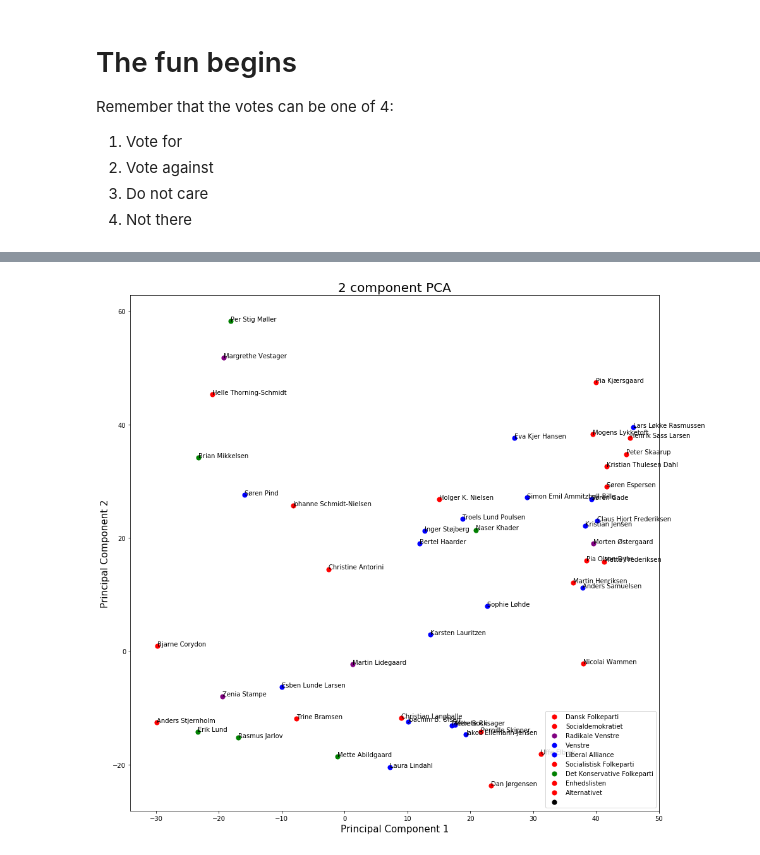
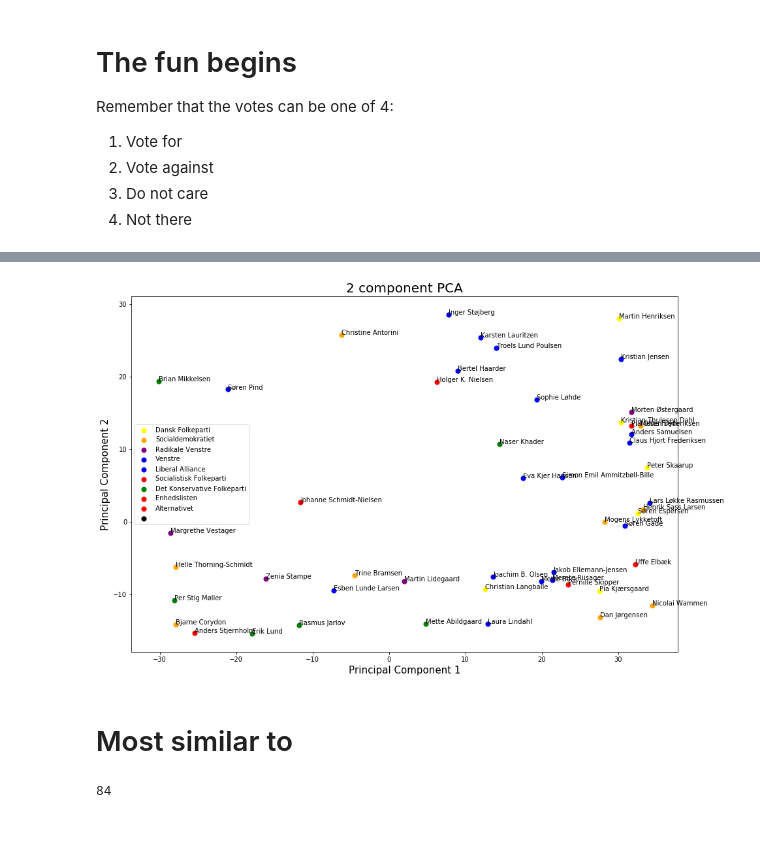
Before and after one commit to LHerskind/Election, a Jupyter notebook: Politics.ipynb, the cells around one changed output, grey strips where cells are left out. Drawn from its saved outputs; the diff is of its cells as text; code cells hidden in the pictures; blank space fills up the shorter version.

```diff
--- a/Politics.ipynb
+++ b/Politics.ipynb
@@ -86,4 +89,4 @@ print(len(afstemninger))
 # %%
 actors = pickle.load(open("actors.p", "rb"))
 afstemninger = pickle.load(open("afstemninger.p", "rb"))
-df = pickle.load(open("data_frame.p", "rb"))
+df = pd.read_pickle("data_frame.pkl")
@@ -108,6 +109,7 @@ from sklearn.decomposition import PCA
 import matplotlib.pyplot as plt
 # %%
 df_clean = df.dropna()
+df_clean = df_clean.replace(4, 0)
 # %%
 df_clean.loc["Pia Adelsteen"].value_counts()
 # %% [output]
@@ -132,7 +133,7 @@ principalDf = pd.DataFrame(data=principalComponents, index=df_clean.index, colum
 # %%
 parties = ['Dansk Folkeparti', 'Socialdemokratiet', 'Radikale Venstre', 'Venstre', 'Liberal Alliance', 'Socialistisk Folkeparti',
        'Det Konservative Folkeparti', 'Enhedslisten', 'Alternativet', None]
-colors = ["red", "red", "purple", "blue", "blue", "red", "green", "red", "red", "black"]
+colors = ["yellow", "orange", "purple", "blue", "blue", "red", "green", "red", "red", "black"]
 # %%
 kendte = ["Helle Thorning-Schmidt", "Per Stig Møller", "Søren Pape", "Eva Kjer Hansen", "Rasmus Jarlov", "Karsten Lauritzen", "Holger K. Nielsen", "Bertel Haarder", "Inger Støjberg", "Troels Lund Poulsen", "Mette Bock", "Trine Bramsen", "Jakob Ellemann-Jensen", "Christian Langballe", "Merete Riisager", "Zenia Stampe", "Martin Lidegaard", "Laura Lindahl", "Søren Gade", "Anders Stjernholm", "Claus Hjort Frederiksen", "Pia Kjærsgaard", "Nicolai Wammen", "Kristian Thulesen Dahl", "Lars Løkke Rasmussen", "Kristian Jensen", "Mogens Lykketoft", "Mette Frederiksen", "Henrik Sass Larsen", "Naser Khader", "Peter Skaarup", "Anders Samuelsen", "Christine Antorini", "Søren Pind", "Morten Østergaard", "Søren Espersen", "Simon Emil Ammitzbøll-Bille", "Uffe Elbæk", "Martin Henriksen", "Pia Olsen Dyhr", "Johanne Schmidt-Nielsen", "Sophie Løhde", "Joachim B. Olsen", "Esben Lunde Larsen", "Dan Jørgensen", "Mette Abildgaard", "Bjarne Corydon", "Brian Mikkelsen", "Pernille Skipper", "Margrethe Vestager", "Erik Lund"]
 # %%
@@ -140,24 +141,26 @@ finalDf = pd.concat([principalDf, df_clean[['party']]], axis = 1)
 # %%
 finalDf = finalDf[finalDf.index.isin(kendte)]
 # %%
-fig = plt.figure(figsize = (15,15))
+fig = plt.figure(figsize = (15,10))
 ax = fig.add_subplot(1,1,1)
 ax.set_xlabel('Principal Component 1', fontsize = 15)
 ax.set_ylabel('Principal Component 2', fontsize = 15)
 ax.set_title('2 component PCA', fontsize = 20)
 
 targets = parties
 for target, color in zip(targets,colors):
     indicesToKeep = finalDf['party'] == target
     x = finalDf.loc[indicesToKeep, 'principal component 1']
     y = finalDf.loc[indicesToKeep, 'principal component 2']
     ax.scatter(x, y, c = color, s = 50)
 
     for i, txt in enumerate(finalDf.loc[indicesToKeep].index):
         if txt in kendte:
             ax.annotate(txt, (x[i], y[i]))
 
 ax.legend(targets)
 plt.show()
 # %% [output]
-[figure, old version]
+[figure, new version]
+# %% [markdown]
+# Most similar to
@@ -163,0 +172,4 @@ plt.show()
+# %%
+(chosen_row[2:] == 2).sum()
+# %% [output]
+84
```
Also changed, not shown: parts of 7 cells of this notebook, 1 other file.
